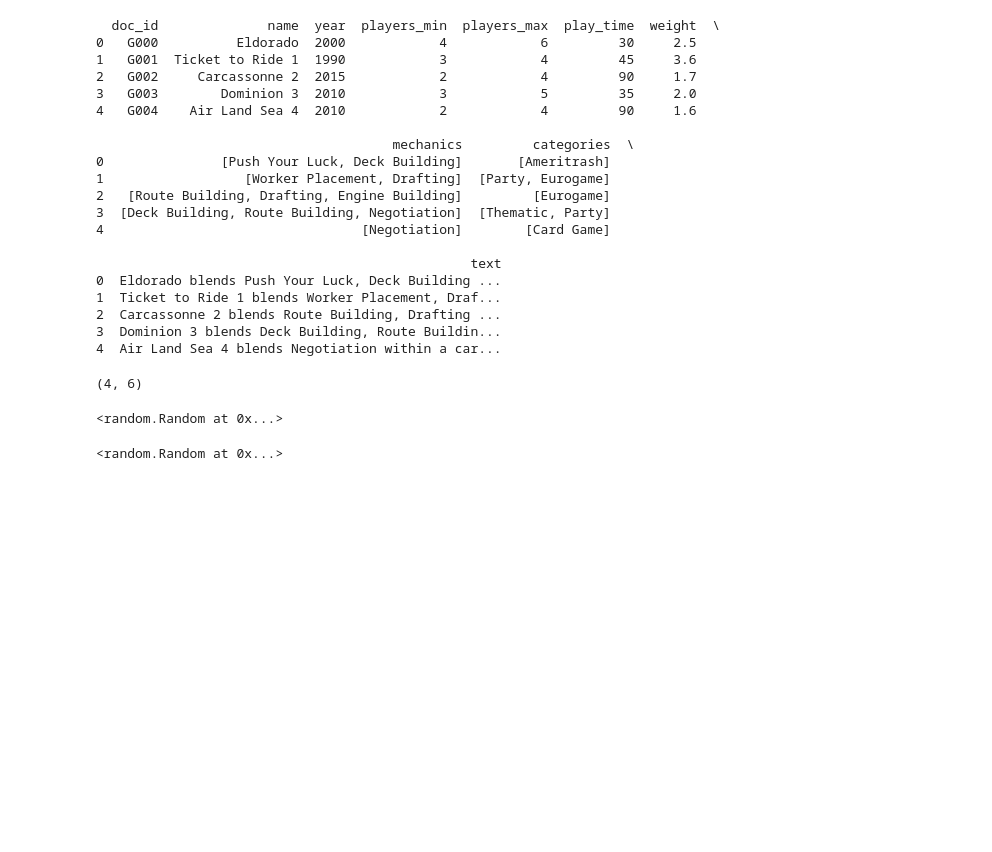
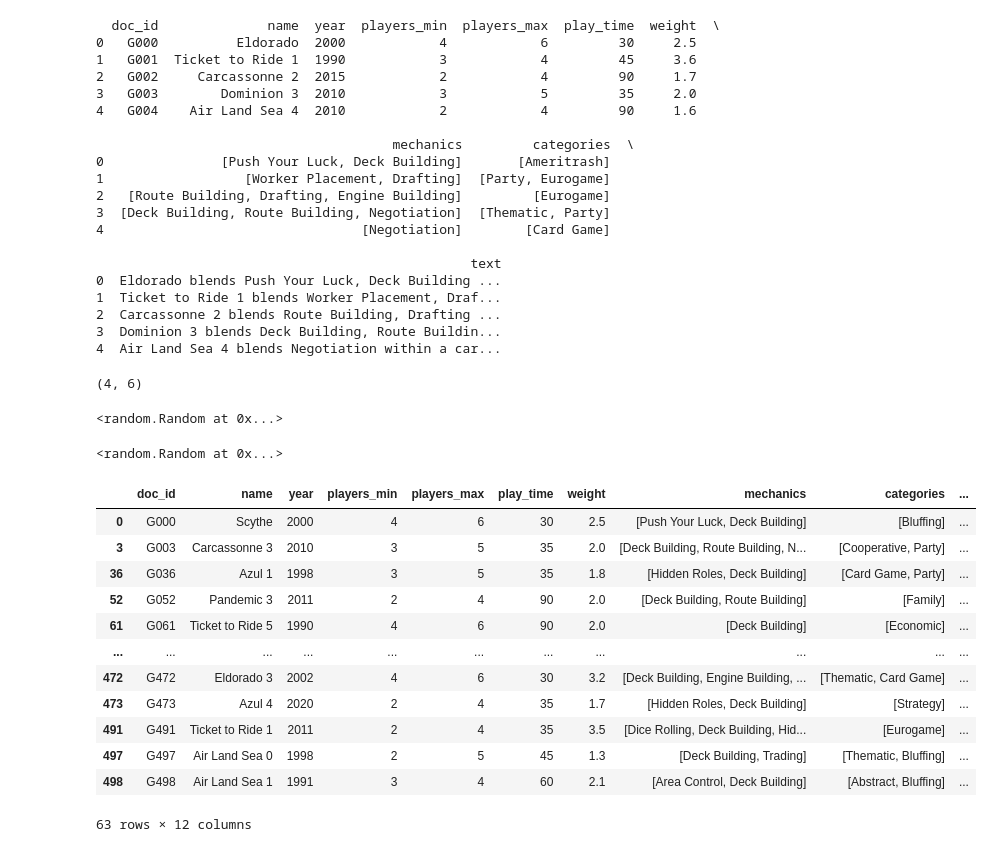
Before and after one commit to a-hussein/boardgame_rag, a Jupyter notebook: sandbox/test_data_gen.ipynb, the cells around one changed output. Saved outputs shown, nothing was run; the diff lists cells and outputs as text; code cells hidden in the pictures; blank space fills up the shorter version.

```diff
--- a/sandbox/test_data_gen.ipynb
+++ b/sandbox/test_data_gen.ipynb
@@ -68,3 +68,23 @@ r1
 random.Random()
 # %% [output]
 <random.Random at 0x...>
+# %%
+import pandas as pd
+df = pd.read_parquet("../data/processed/corpus.parquet")
+# print(c[["doc_id", "name", "play_time", "mechanics"]].head().to_string())
+# %%
+df[df["mechanics"].apply(lambda banana: "Deck Building" in banana)]
+# %% [output]
+|  | doc_id | name | year | players_min | players_max | play_time | weight | mechanics | categories | ... |
+| 0 | G000 | Scythe | 2000 | 4 | 6 | 30 | 2.5 | [Push Your Luck, Deck Building] | [Bluffing] | ... |
+| 3 | G003 | Carcassonne 3 | 2010 | 3 | 5 | 35 | 2.0 | [Deck Building, Route Building, N... | [Cooperative, Party] | ... |
+| 36 | G036 | Azul 1 | 1998 | 3 | 5 | 35 | 1.8 | [Hidden Roles, Deck Building] | [Card Game, Party] | ... |
+| 52 | G052 | Pandemic 3 | 2011 | 2 | 4 | 90 | 2.0 | [Deck Building, Route Building] | [Family] | ... |
+| 61 | G061 | Ticket to Ride 5 | 1990 | 4 | 6 | 90 | 2.0 | [Deck Building] | [Economic] | ... |
+| ... | ... | ... | ... | ... | ... | ... | ... | ... | ... | ... |
+| 472 | G472 | Eldorado 3 | 2002 | 4 | 6 | 30 | 3.2 | [Deck Building, Engine Building, ... | [Thematic, Card Game] | ... |
+| 473 | G473 | Azul 4 | 2020 | 2 | 4 | 35 | 1.7 | [Hidden Roles, Deck Building] | [Strategy] | ... |
+| 491 | G491 | Ticket to Ride 1 | 2011 | 2 | 4 | 35 | 3.5 | [Dice Rolling, Deck Building, Hid... | [Eurogame] | ... |
+| 497 | G497 | Air Land Sea 0 | 1998 | 2 | 5 | 45 | 1.3 | [Deck Building, Trading] | [Thematic, Bluffing] | ... |
+| 498 | G498 | Air Land Sea 1 | 1991 | 3 | 4 | 60 | 2.1 | [Area Control, Deck Building] | [Abstract, Bluffing] | ... |
+63 rows × 12 columns
```
Also changed, not shown: parts of 1 cell of this notebook, 3 other files.
